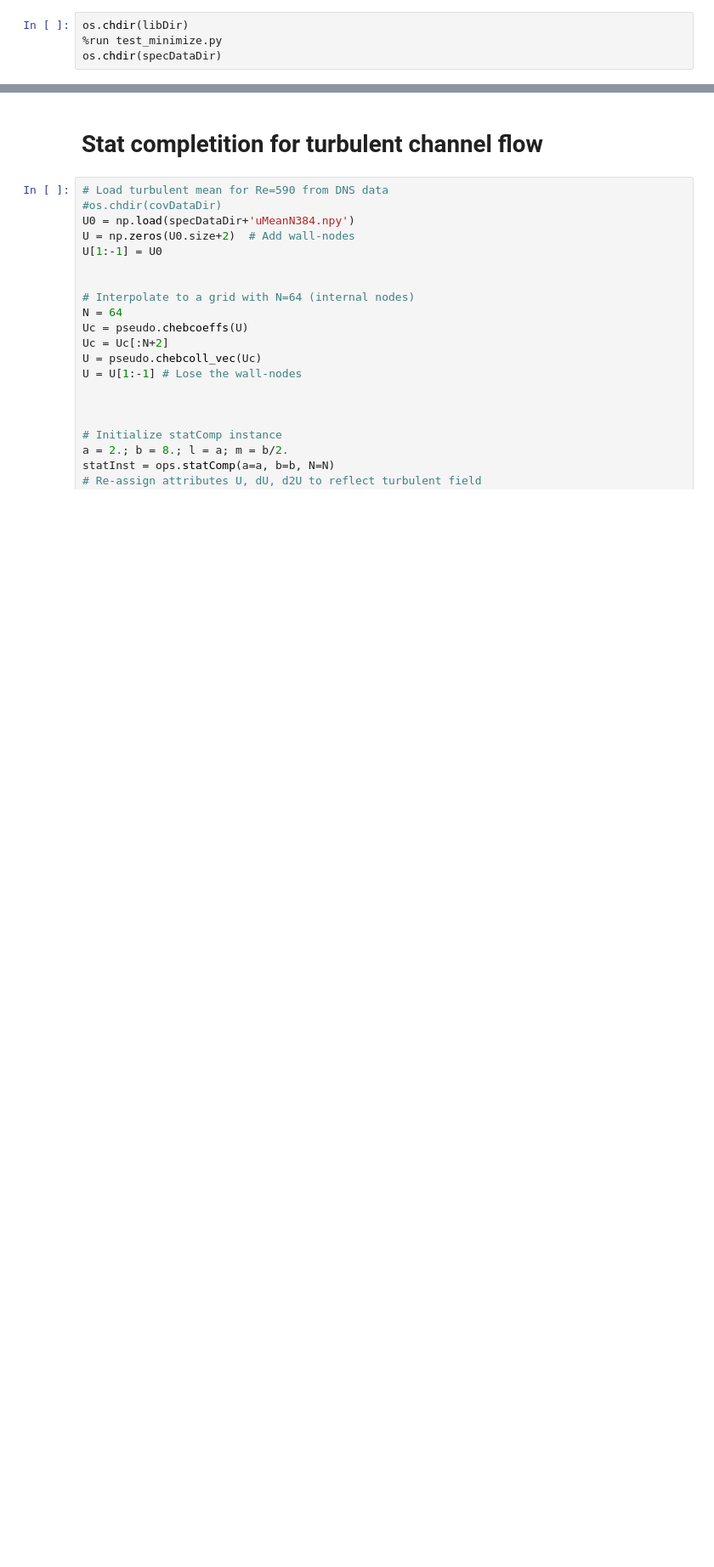
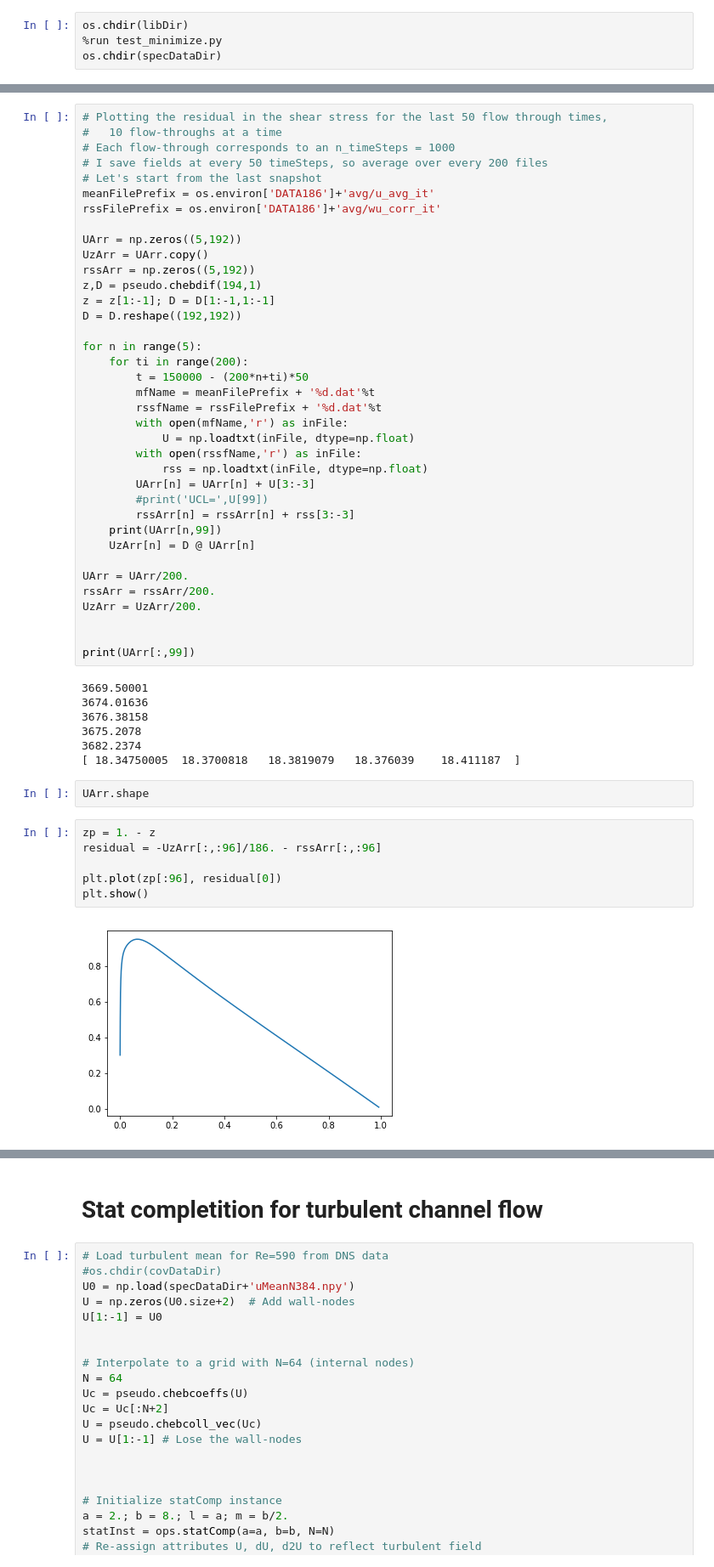
Before and after one commit to saba-vadarevu/Linear-Coherent-Structures-in-Channel-flows, a Jupyter notebook: library/statisticCompletion.ipynb, the cells around one changed output, grey strips where cells are left out. Shown: that part at 85% size. Drawn from its saved outputs; the diff is of its cells as text; blank space fills up the shorter version.

```diff
--- a/library/statisticCompletion.ipynb
+++ b/library/statisticCompletion.ipynb
@@ -29,0 +93,54 @@ os.chdir(specDataDir)
+# %%
+# Plotting the residual in the shear stress for the last 50 flow through times,
+#   10 flow-throughs at a time
+# Each flow-through corresponds to an n_timeSteps = 1000
+# I save fields at every 50 timeSteps, so average over every 200 files
+# Let's start from the last snapshot
+meanFilePrefix = os.environ['DATA186']+'avg/u_avg_it'
+rssFilePrefix = os.environ['DATA186']+'avg/wu_corr_it'
+
+UArr = np.zeros((5,192))
+UzArr = UArr.copy()
+rssArr = np.zeros((5,192))
+z,D = pseudo.chebdif(194,1)
+z = z[1:-1]; D = D[1:-1,1:-1]
+D = D.reshape((192,192))
+
+for n in range(5):
+    for ti in range(200):
+        t = 150000 - (200*n+ti)*50
+        mfName = meanFilePrefix + '%d.dat'%t
+        rssfName = rssFilePrefix + '%d.dat'%t
+        with open(mfName,'r') as inFile:
+            U = np.loadtxt(inFile, dtype=np.float)
+        with open(rssfName,'r') as inFile:
+            rss = np.loadtxt(inFile, dtype=np.float)
+        UArr[n] = UArr[n] + U[3:-3]
+        #print('UCL=',U[99])
+        rssArr[n] = rssArr[n] + rss[3:-3]
+    print(UArr[n,99])
+    UzArr[n] = D @ UArr[n]
+
+UArr = UArr/200.
+rssArr = rssArr/200.
+UzArr = UzArr/200.
+
+
+print(UArr[:,99])
+# %% [output]
+3669.50001
+3674.01636
+3676.38158
+3675.2078
+3682.2374
+[ 18.34750005  18.3700818   18.3819079   18.376039    18.411187  ]
+# %%
+UArr.shape
+# %%
+zp = 1. - z
+residual = -UzArr[:,:96]/186. - rssArr[:,:96]
+
+plt.plot(zp[:96], residual[0])
+plt.show()
+# %% [output]
+[figure, added]
```
Also changed, not shown: parts of 22 cells of this notebook, 2 other files.
